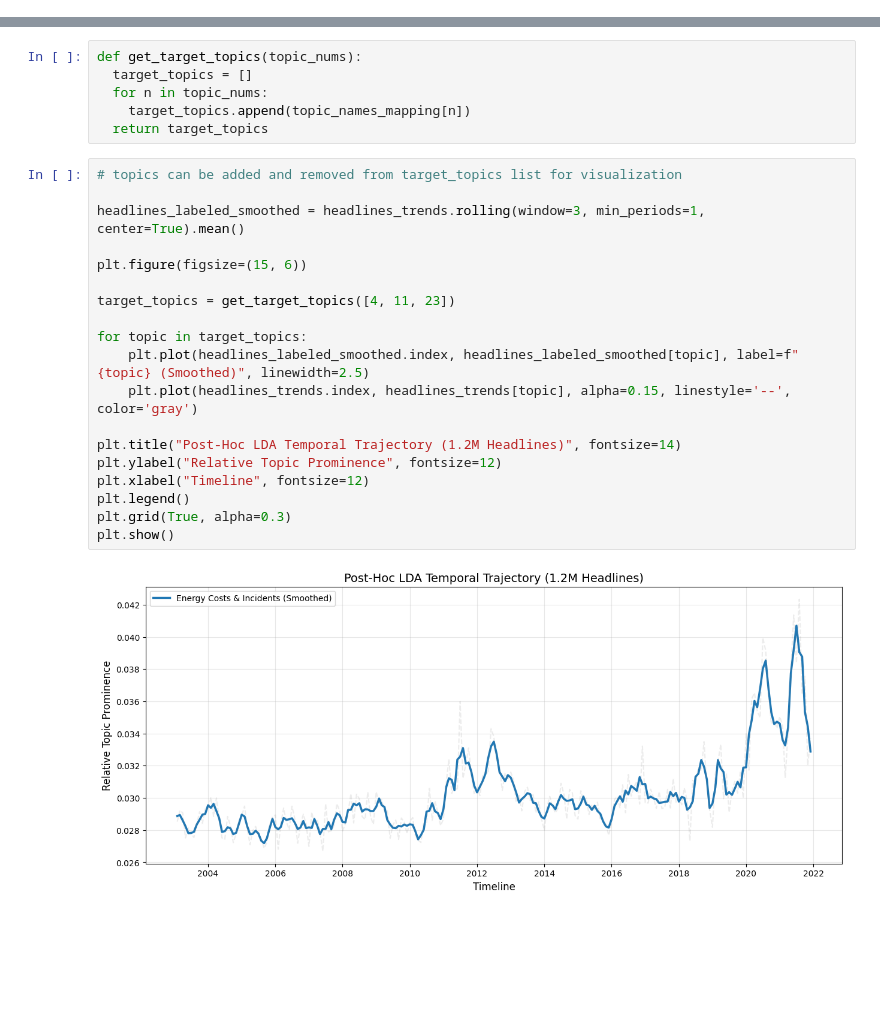
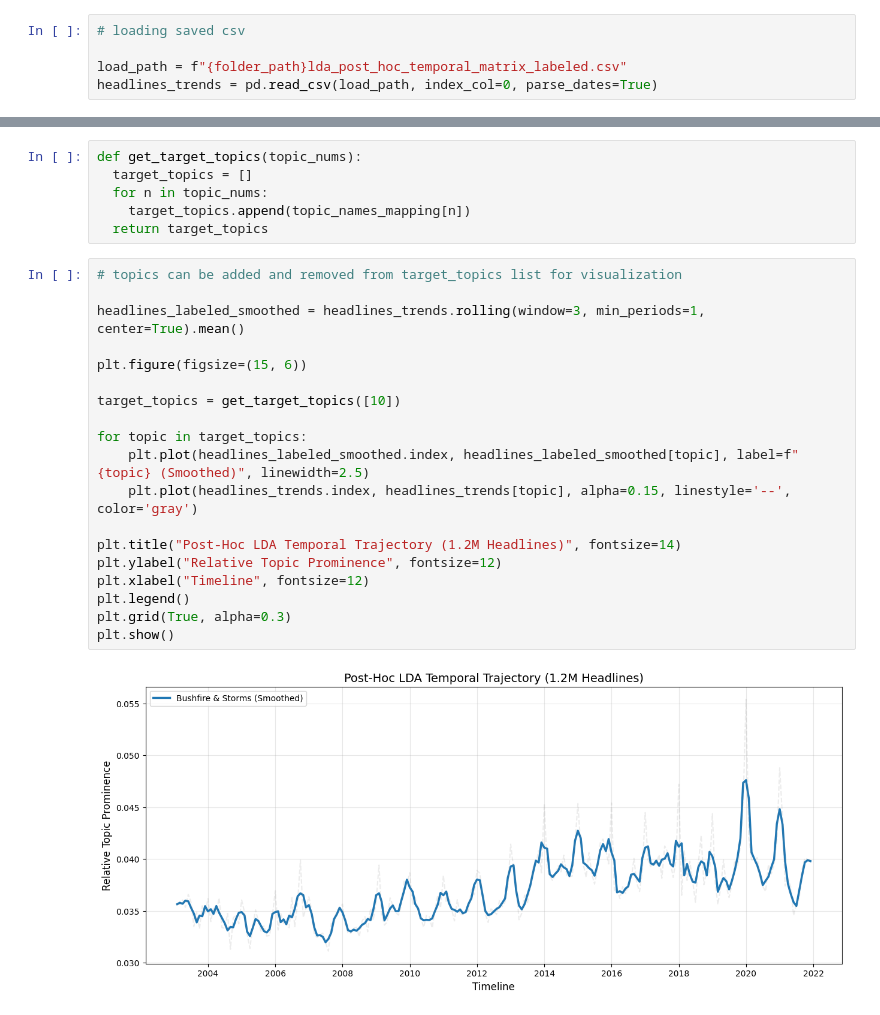
Before and after one commit to almin-byte/million-headlines-topic-modeling, a Jupyter notebook: LDA with gensim and spaCy.ipynb, the cells around one changed output, grey strips where cells are left out. Drawn from its saved outputs; the diff is of its cells as text; blank space fills up the shorter version.

Commit message:
fixed some issues saving post-hoc lda temporal matrix

```diff
--- a/LDA with gensim and spaCy.ipynb
+++ b/LDA with gensim and spaCy.ipynb
@@ -702,6 +702,11 @@ headlines_trends.to_csv("lda_post_hoc_temporal_matrix_labeled.csv")
 print("Saved labeled temporal matrix successfully!")
 # %% [output]
 Saved labeled temporal matrix successfully!
+# %%
+# loading saved csv
+
+load_path = f"{folder_path}lda_post_hoc_temporal_matrix_labeled.csv"
+headlines_trends = pd.read_csv(load_path, index_col=0, parse_dates=True)
 # %% [markdown]
 ### Visualization of the labeled topics
 # %%
@@ -713,21 +718,21 @@ def get_target_topics(topic_nums):
 # %%
 # topics can be added and removed from target_topics list for visualization
 
 headlines_labeled_smoothed = headlines_trends.rolling(window=3, min_periods=1, center=True).mean()
 
 plt.figure(figsize=(15, 6))
 
-target_topics = get_target_topics([4, 11, 23])
+target_topics = get_target_topics([10])
 
 for topic in target_topics:
     plt.plot(headlines_labeled_smoothed.index, headlines_labeled_smoothed[topic], label=f"{topic} (Smoothed)", linewidth=2.5)
     plt.plot(headlines_trends.index, headlines_trends[topic], alpha=0.15, linestyle='--', color='gray')
 
 plt.title("Post-Hoc LDA Temporal Trajectory (1.2M Headlines)", fontsize=14)
 plt.ylabel("Relative Topic Prominence", fontsize=12)
 plt.xlabel("Timeline", fontsize=12)
 plt.legend()
 plt.grid(True, alpha=0.3)
 plt.show()
 # %% [output]
-[figure, old version]
+[figure, new version]
```
Also changed, not shown: parts of 2 cells of this notebook.
